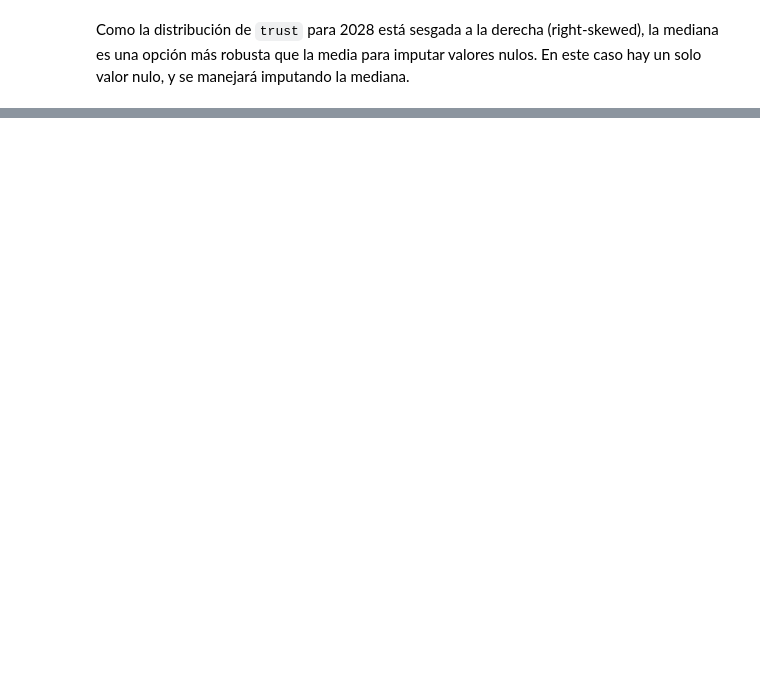
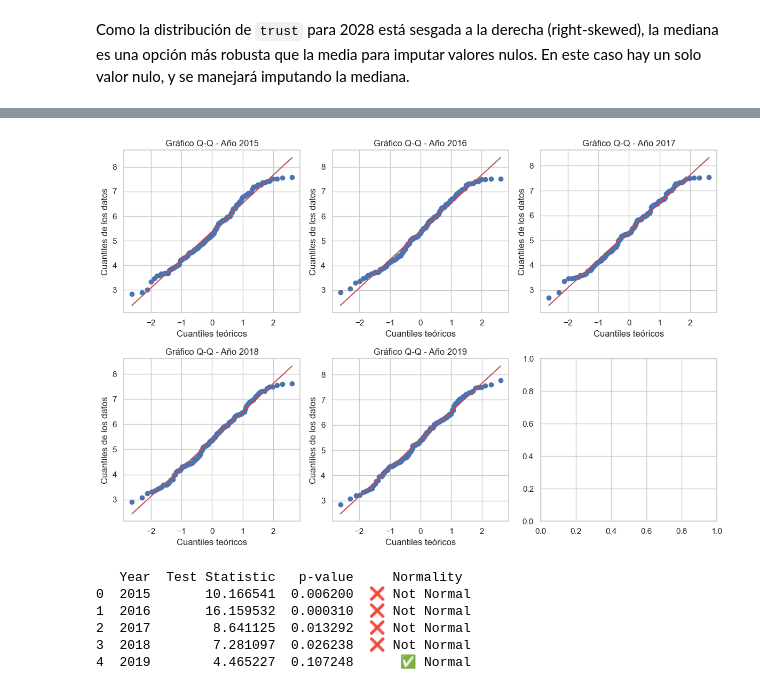
Before and after one commit to ntlg72/etl-workshop-3, a Jupyter notebook: notebooks/1.0-nlg-EDA.ipynb, the cells around one changed output, grey strips where cells are left out. Saved outputs shown, nothing was run; the diff lists cells and outputs as text; code cells hidden in the pictures; blank space fills up the shorter version.

Commit message:
Examining distribution and normality of target variable

```diff
--- a/notebooks/1.0-nlg-EDA.ipynb
+++ b/notebooks/1.0-nlg-EDA.ipynb
@@ -377,0 +428,54 @@ for year, df in dfs.items():
+# %%
+# Definir número de filas y columnas
+num_rows = 2
+num_cols = 3
+
+# Crear la figura con subgráficos
+fig, axes = plt.subplots(nrows=num_rows, ncols=num_cols, figsize=(12, 8))
+
+# Iterar sobre cada DataFrame y graficar en la posición correcta
+for idx, (year, df) in enumerate(dfs.items()):
+    row = idx // num_cols  # Calcular la fila correcta
+    col = idx % num_cols   # Calcular la columna correcta
+
+    column_name = "happiness_score"  # Cambia esto por el nombre correcto
+    data = df[column_name].dropna()  # Eliminar valores NaN
+
+    # Crear gráfico Q-Q en la posición correspondiente
+    stats.probplot(data, dist="norm", plot=axes[row, col])
+    axes[row, col].set_title(f"Gráfico Q-Q - Año {year}")
+    axes[row, col].set_xlabel("Cuantiles teóricos")
+    axes[row, col].set_ylabel("Cuantiles de los datos")
+
+# Ajustar el diseño para evitar superposición de gráficos
+plt.tight_layout()
+plt.show()
+# %% [output]
+[figure, added]
+# %%
+# Initialize an empty list to store results
+results = []
+
+# Evaluate normality using the D'Agostino-Pearson test
+for year, df in dfs.items():
+    data = df[column_name].dropna()
+
+    stat, p_value = normaltest(data)
+
+    # Determine normality status
+    normality = "✅ Normal" if p_value > 0.05 else "❌ Not Normal"
+
+    # Append results to the list
+    results.append({"Year": year, "Test Statistic": stat, "p-value": p_value, "Normality": normality})
+
+# Convert list to DataFrame for better visualization
+import pandas as pd
+df_results = pd.DataFrame(results)
+print(df_results)
+# %% [output]
+   Year  Test Statistic   p-value     Normality
+0  2015       10.166541  0.006200  ❌ Not Normal
+1  2016       16.159532  0.000310  ❌ Not Normal
+2  2017        8.641125  0.013292  ❌ Not Normal
+3  2018        7.281097  0.026238  ❌ Not Normal
+4  2019        4.465227  0.107248      ✅ Normal
```
Also changed, not shown: parts of 17 cells of this notebook.
